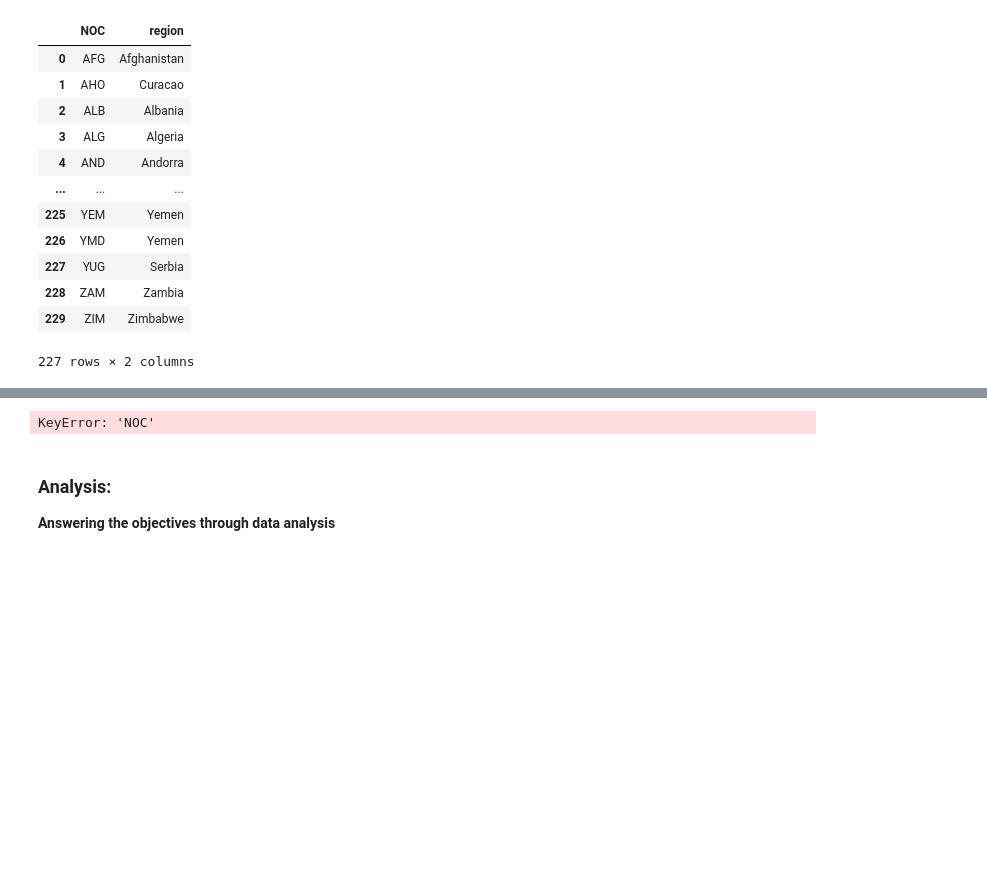
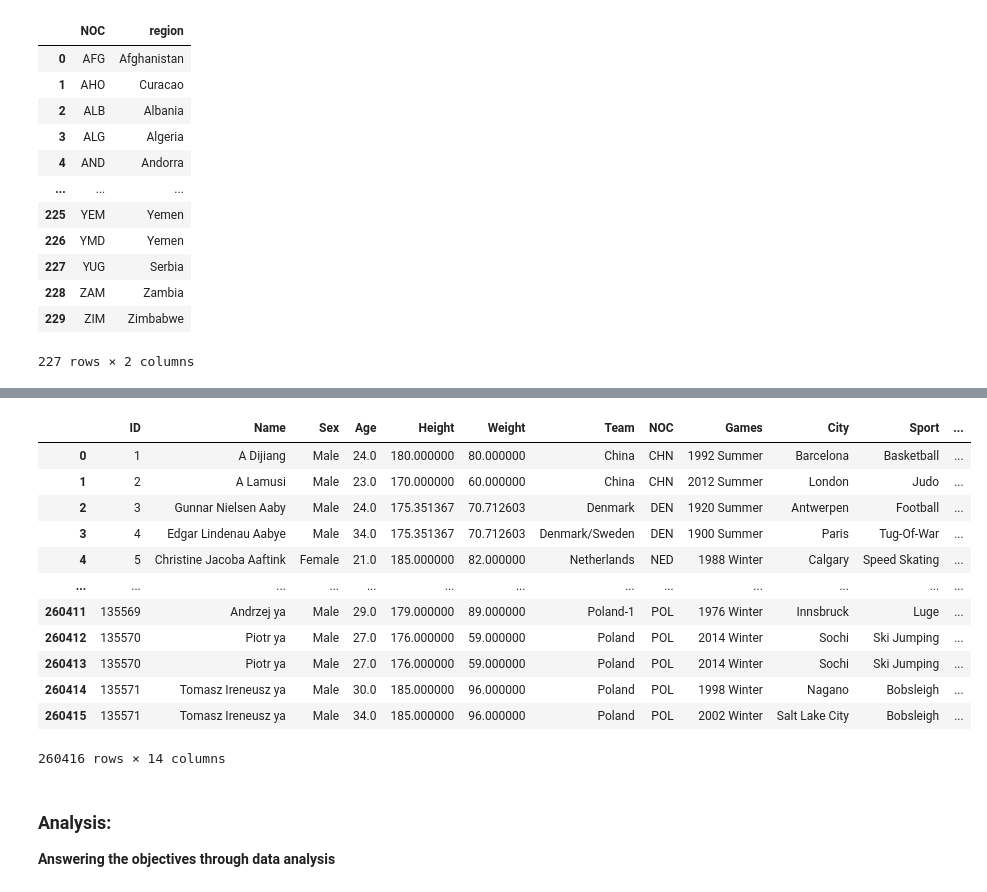
Before and after one commit to Yaqeenalsari/projecr2-Olympics, a Jupyter notebook: eda_template.ipynb, the cells around one changed output, grey strips where cells are left out. Drawn from its saved outputs; the diff is of its cells as text; code cells hidden in the pictures; blank space fills up the shorter version.

```diff
--- a/eda_template.ipynb
+++ b/eda_template.ipynb
@@ -190,14 +200,14 @@ dtype: object
 # %%
-athlets_events_clean = athlets_events_df.dropna(subset=["Age"]).copy()
+athlets_events_clean.dropna(subset=["Age"],inplace=True)
 
-athlets_events_clean.drop(columns=["Medal"], inplace=True)
+# athlets_events_clean.drop(columns=["Medal"], inplace=True)
 
 athlets_events_clean.shape
 
 
-athlets_events_clean['Height']=athlets_events_clean['Height'].fillna(athlets_events_df['Height'].mean())
+athlets_events_clean['Height'].fillna(athlets_events_df['Height'].mean(),inplace=True)
 
-athlets_events_clean=athlets_events_clean['Weight'].fillna(athlets_events_df['Weight'].mean())
+athlets_events_clean['Weight'].fillna(athlets_events_df['Weight'].mean(),inplace=True)
 
 athlets_events_clean.isnull().sum()
 # %% [output]
@@ -204,0 +240,8 @@ np.int64(0)
+# %%
+#fixing the sex col:
+for i, val in athlets_events_clean['Sex'].items():
+    val = str(val).lower()
+    if val in ['male', 'm']:
+        athlets_events_clean.at[i, 'Sex'] = 'Male'
+    elif val in ['female', 'f']:
+        athlets_events_clean.at[i, 'Sex'] = 'Female'
@@ -267,10 +364,24 @@ np.int64(0)
 # %%
 
 merged_df = pd.merge(athlets_events_clean,noc_regions_clean, on= 'NOC', how='left')
 
 merged_df.isnull().sum()
+
+merged_df
 # %% [output]
+|  | ID | Name | Sex | Age | Height | Weight | Team | NOC | Games | City | Sport | ... |
+| 0 | 1 | A Dijiang | Male | 24.0 | 180.000000 | 80.000000 | China | CHN | 1992 Summer | Barcelona | Basketball | ... |
+| 1 | 2 | A Lamusi | Male | 23.0 | 170.000000 | 60.000000 | China | CHN | 2012 Summer | London | Judo | ... |
+| 2 | 3 | Gunnar Nielsen Aaby | Male | 24.0 | 175.351367 | 70.712603 | Denmark | DEN | 1920 Summer | Antwerpen | Football | ... |
+| 3 | 4 | Edgar Lindenau Aabye | Male | 34.0 | 175.351367 | 70.712603 | Denmark/Sweden | DEN | 1900 Summer | Paris | Tug-Of-War | ... |
+| 4 | 5 | Christine Jacoba Aaftink | Female | 21.0 | 185.000000 | 82.000000 | Netherlands | NED | 1988 Winter | Calgary | Speed Skating | ... |
+| ... | ... | ... | ... | ... | ... | ... | ... | ... | ... | ... | ... | ... |
+| 260411 | 135569 | Andrzej ya | Male | 29.0 | 179.000000 | 89.000000 | Poland-1 | POL | 1976 Winter | Innsbruck | Luge | ... |
+| 260412 | 135570 | Piotr ya | Male | 27.0 | 176.000000 | 59.000000 | Poland | POL | 2014 Winter | Sochi | Ski Jumping | ... |
+| 260413 | 135570 | Piotr ya | Male | 27.0 | 176.000000 | 59.000000 | Poland | POL | 2014 Winter | Sochi | Ski Jumping | ... |
+| 260414 | 135571 | Tomasz Ireneusz ya | Male | 30.0 | 185.000000 | 96.000000 | Poland | POL | 1998 Winter | Nagano | Bobsleigh | ... |
+| 260415 | 135571 | Tomasz Ireneusz ya | Male | 34.0 | 185.000000 | 96.000000 | Poland | POL | 2002 Winter | Salt Lake City | Bobsleigh | ... |
-KeyError: 'NOC'
+260416 rows × 14 columns
 # %% [markdown]
 ### Analysis:
 __Answering the objectives through data analysis__
```
Also changed, not shown: parts of 15 cells of this notebook.
